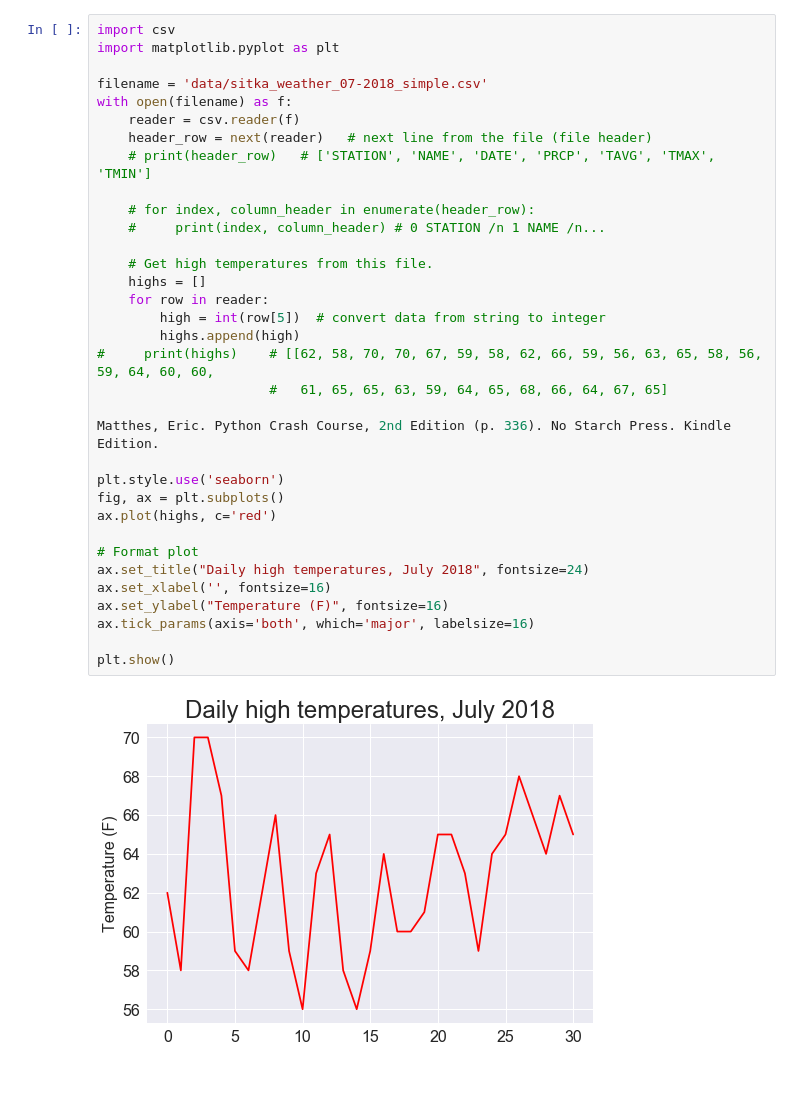
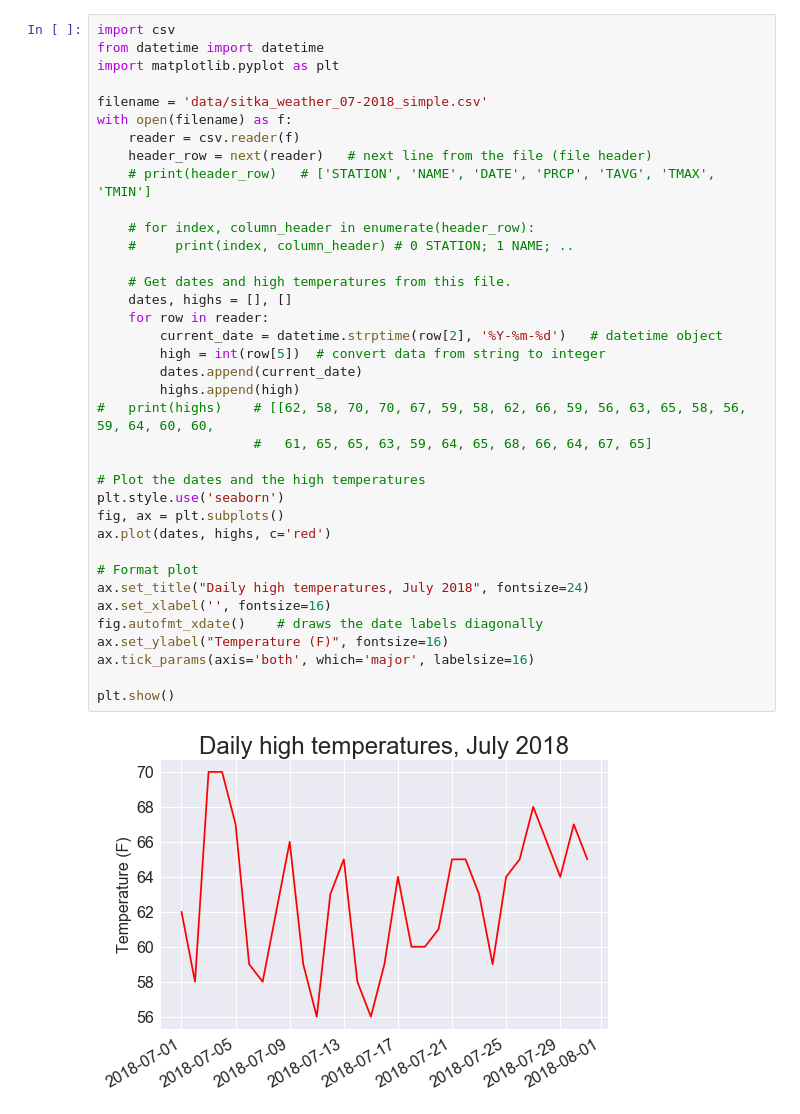
Before and after one commit to henrylin2008/Downloading_data, a Jupyter notebook: sitka_highs.ipynb, the cells around one changed output. Cells and saved outputs as stored; diff of their text form; blank space fills up the shorter version.

```diff
--- a/sitka_highs.ipynb
+++ b/sitka_highs.ipynb
@@ -1,36 +1,39 @@
 # %%
 import csv
+from datetime import datetime
 import matplotlib.pyplot as plt
 
 filename = 'data/sitka_weather_07-2018_simple.csv'
 with open(filename) as f:
     reader = csv.reader(f)
     header_row = next(reader)   # next line from the file (file header)
     # print(header_row)   # ['STATION', 'NAME', 'DATE', 'PRCP', 'TAVG', 'TMAX', 'TMIN']
 
     # for index, column_header in enumerate(header_row):
-    #     print(index, column_header) # 0 STATION /n 1 NAME /n...
+    #     print(index, column_header) # 0 STATION; 1 NAME; ..
 
-    # Get high temperatures from this file.
-    highs = []
+    # Get dates and high temperatures from this file.
+    dates, highs = [], []
     for row in reader:
+        current_date = datetime.strptime(row[2], '%Y-%m-%d')   # datetime object
         high = int(row[5])  # convert data from string to integer
+        dates.append(current_date)
         highs.append(high)
-#     print(highs)    # [[62, 58, 70, 70, 67, 59, 58, 62, 66, 59, 56, 63, 65, 58, 56, 59, 64, 60, 60,
-                      #   61, 65, 65, 63, 59, 64, 65, 68, 66, 64, 67, 65]
+#   print(highs)    # [[62, 58, 70, 70, 67, 59, 58, 62, 66, 59, 56, 63, 65, 58, 56, 59, 64, 60, 60,
+                    #   61, 65, 65, 63, 59, 64, 65, 68, 66, 64, 67, 65]
 
-Matthes, Eric. Python Crash Course, 2nd Edition (p. 336). No Starch Press. Kindle Edition.
-
+# Plot the dates and the high temperatures
 plt.style.use('seaborn')
 fig, ax = plt.subplots()
-ax.plot(highs, c='red')
+ax.plot(dates, highs, c='red')
 
 # Format plot
 ax.set_title("Daily high temperatures, July 2018", fontsize=24)
 ax.set_xlabel('', fontsize=16)
+fig.autofmt_xdate()    # draws the date labels diagonally
 ax.set_ylabel("Temperature (F)", fontsize=16)
 ax.tick_params(axis='both', which='major', labelsize=16)
 
 plt.show()
 # %% [output]
-[figure, old version]
+[figure, new version]
```
Also changed, not shown: parts of 1 cell of this notebook.
